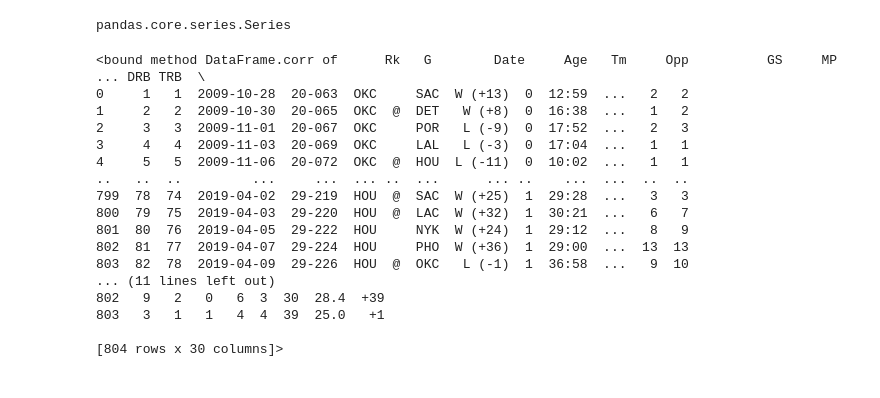
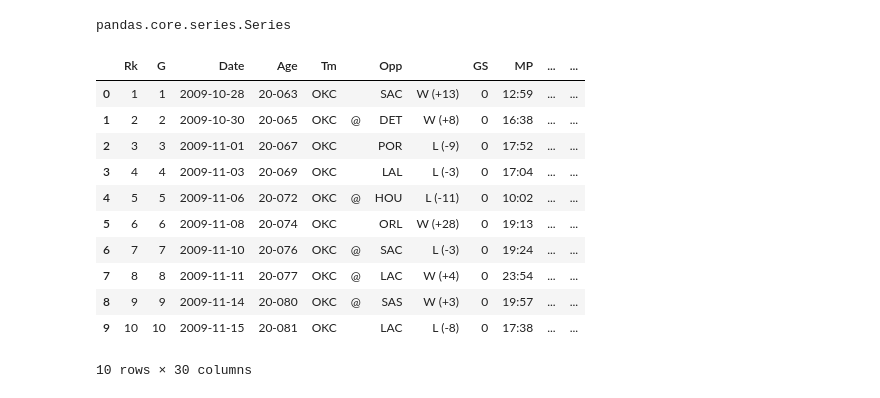
Before and after one commit to samhld/nba_stats, a Jupyter notebook: scratchpads/first.ipynb, the cells around one changed output. Saved outputs shown, nothing was run; the diff lists cells and outputs as text; code cells hidden in the pictures.

```diff
--- a/scratchpads/first.ipynb
+++ b/scratchpads/first.ipynb
@@ -188,26 +187,21 @@ pandas.core.series.Series
 from pandas_profiling import ProfileReport
 # %%
 harden.reset_index(inplace=True)
-# %%
-harden.corr
-# %% [output]
-<bound method DataFrame.corr of      Rk   G        Date     Age   Tm     Opp          GS     MP  ... DRB TRB  \
-0     1   1  2009-10-28  20-063  OKC     SAC  W (+13)  0  12:59  ...   2   2
-1     2   2  2009-10-30  20-065  OKC  @  DET   W (+8)  0  16:38  ...   1   2
-2     3   3  2009-11-01  20-067  OKC     POR   L (-9)  0  17:52  ...   2   3
-3     4   4  2009-11-03  20-069  OKC     LAL   L (-3)  0  17:04  ...   1   1
-4     5   5  2009-11-06  20-072  OKC  @  HOU  L (-11)  0  10:02  ...   1   1
-..   ..  ..         ...     ...  ... ..  ...      ... ..    ...  ...  ..  ..
-799  78  74  2019-04-02  29-219  HOU  @  SAC  W (+25)  1  29:28  ...   3   3
-800  79  75  2019-04-03  29-220  HOU  @  LAC  W (+32)  1  30:21  ...   6   7
-801  80  76  2019-04-05  29-222  HOU     NYK  W (+24)  1  29:12  ...   8   9
-802  81  77  2019-04-07  29-224  HOU     PHO  W (+36)  1  29:00  ...  13  13
-803  82  78  2019-04-09  29-226  HOU  @  OKC   L (-1)  1  36:58  ...   9  10
-... (11 lines left out)
-802   9   2   0   6  3  30  28.4  +39
-803   3   1   1   4  4  39  25.0   +1
-
-[804 rows x 30 columns]>
+# %%
+harden.head(10)
+# %% [output]
+|  | Rk | G | Date | Age | Tm |  | Opp |  | GS | MP | ... | ... |
+| 0 | 1 | 1 | 2009-10-28 | 20-063 | OKC |  | SAC | W (+13) | 0 | 12:59 | ... | ... |
+| 1 | 2 | 2 | 2009-10-30 | 20-065 | OKC | @ | DET | W (+8) | 0 | 16:38 | ... | ... |
+| 2 | 3 | 3 | 2009-11-01 | 20-067 | OKC |  | POR | L (-9) | 0 | 17:52 | ... | ... |
+| 3 | 4 | 4 | 2009-11-03 | 20-069 | OKC |  | LAL | L (-3) | 0 | 17:04 | ... | ... |
+| 4 | 5 | 5 | 2009-11-06 | 20-072 | OKC | @ | HOU | L (-11) | 0 | 10:02 | ... | ... |
+| 5 | 6 | 6 | 2009-11-08 | 20-074 | OKC |  | ORL | W (+28) | 0 | 19:13 | ... | ... |
+| 6 | 7 | 7 | 2009-11-10 | 20-076 | OKC | @ | SAC | L (-3) | 0 | 19:24 | ... | ... |
+| 7 | 8 | 8 | 2009-11-11 | 20-077 | OKC | @ | LAC | W (+4) | 0 | 23:54 | ... | ... |
+| 8 | 9 | 9 | 2009-11-14 | 20-080 | OKC | @ | SAS | W (+3) | 0 | 19:57 | ... | ... |
+| 9 | 10 | 10 | 2009-11-15 | 20-081 | OKC |  | LAC | L (-8) | 0 | 17:38 | ... | ... |
+10 rows × 30 columns
 # %%
 mj = pd.concat([pb.get_player_gamelog("jordami01","1985", playoffs=True),pb.get_player_gamelog("jordami01","1986", playoffs=True),pb.get_player_gamelog("jordami01","1987", playoffs=True),
                    pb.get_player_gamelog("jordami01","1988", playoffs=True),pb.get_player_gamelog("jordami01","1989", playoffs=True),pb.get_player_gamelog("jordami01","1990", playoffs=True),
```
Also changed, not shown: parts of 30 cells of this notebook, 6 other files.
